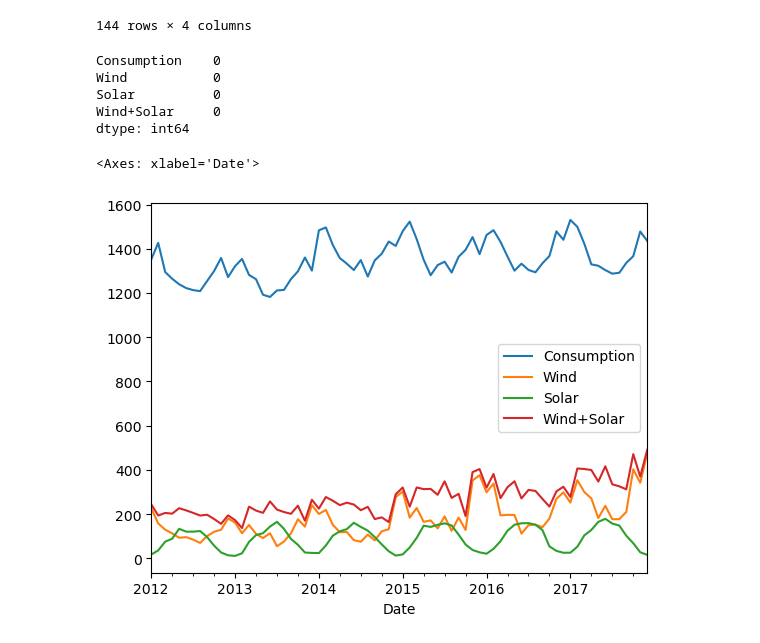
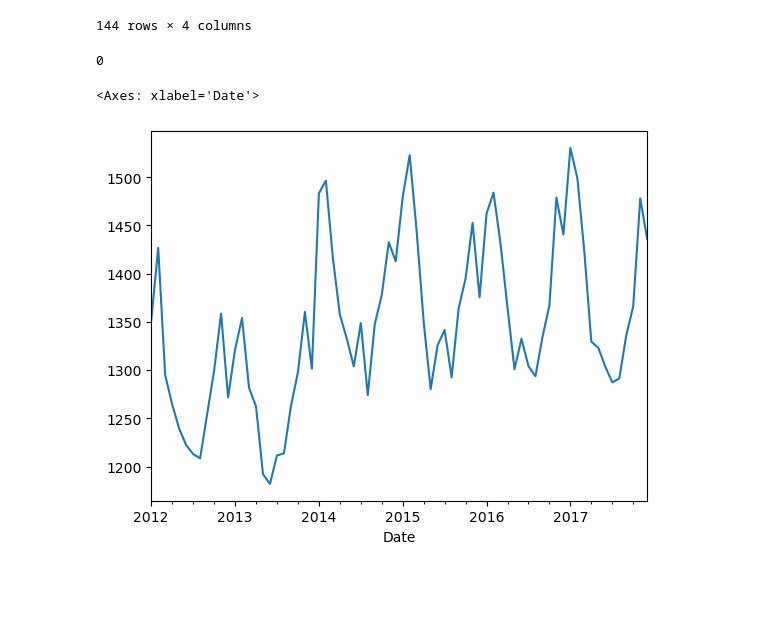
Before and after one commit to sof2401/Data-Visualization, a Jupyter notebook: Gridsearch (Practice).ipynb, the cells around one changed output. Saved outputs shown, nothing was run; the diff lists cells and outputs as text; code cells hidden in the pictures; blank space fills up the shorter version.

```diff
--- a/Gridsearch (Practice).ipynb
+++ b/Gridsearch (Practice).ipynb
@@ -54,18 +179,16 @@ df
 | 2017-11-30 | 1477.990818 | 341.966700 | 27.701467 | 369.668167 |
 | 2017-12-31 | 1435.842075 | 475.014065 | 15.941000 | 490.955065 |
 144 rows × 4 columns
+# %%
+ts = df['Consumption']
 # %%
-df.isna().sum()
+ts.isna().sum()
 # %% [output]
-Consumption    0
-Wind           0
-Solar          0
-Wind+Solar     0
-dtype: int64
+0
 # %%
-df= df.dropna()
+ts= ts.dropna()
 # %%
-df.plot()
+ts.plot()
 # %% [output]
 <Axes: xlabel='Date'>
-[figure, old version]
+[figure, new version]
```
Also changed, not shown: parts of 24 cells of this notebook, 1 other file.
